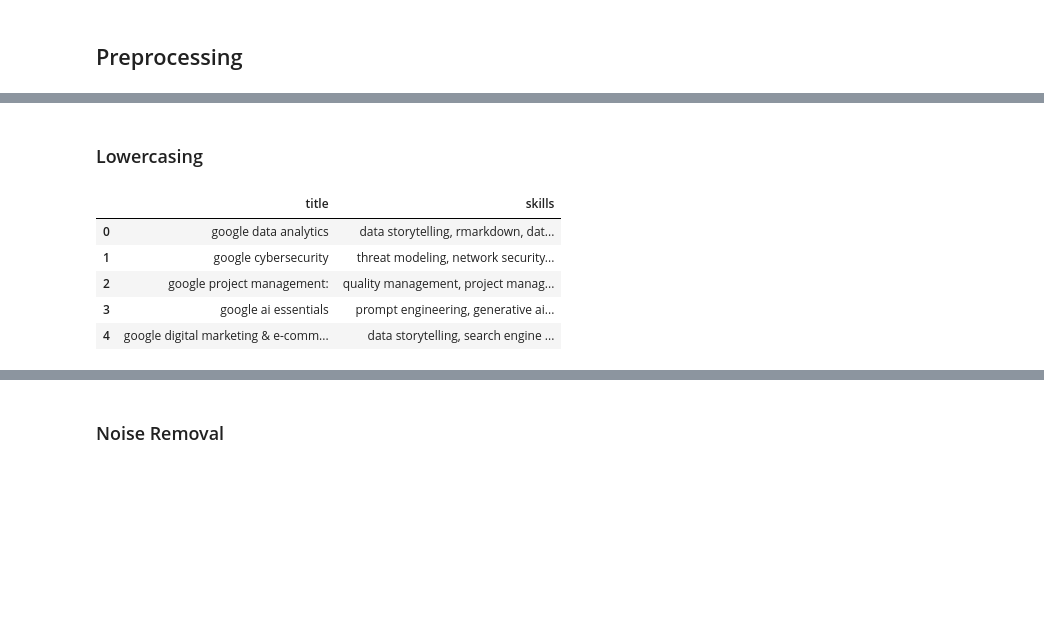
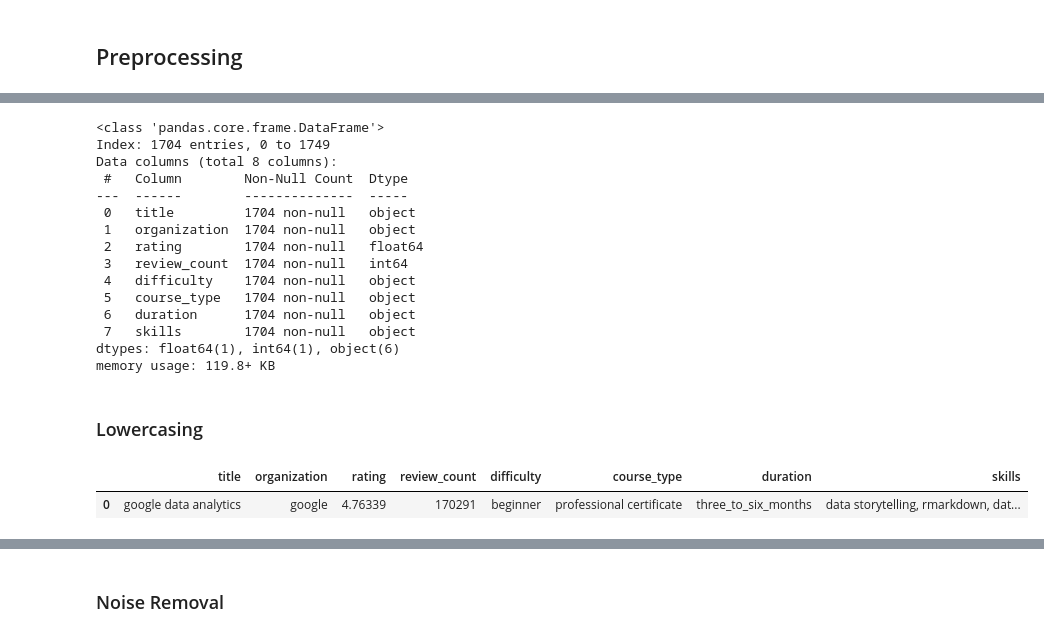
Before and after one commit to miguroi/sistech, a Jupyter notebook: data/sistech_preprocessing.ipynb, the cells around one changed output, grey strips where cells are left out. Saved outputs shown, nothing was run; the diff lists cells and outputs as text; code cells hidden in the pictures; blank space fills up the shorter version.

```diff
--- a/data/sistech_preprocessing.ipynb
+++ b/data/sistech_preprocessing.ipynb
@@ -78,5 +82,5 @@ memory usage: 152.2+ KB
 # %%
-coursera_df = df[['title', 'skills']].copy()
+coursera_df = df[['title', 'organization', 'rating', 'review_count', 'difficulty', 'course_type', 'duration', 'skills']].copy()
 coursera_df.info()
 # %% [output]
 <class 'pandas.core.frame.DataFrame'>
@@ -90,0 +101,3 @@ memory usage: 27.5+ KB
+# %%
+coursera_df = coursera_df.dropna()
+coursera_df.info()
@@ -111,17 +136,35 @@ coursera_df.head()
+# %%
+coursera_df.info()
+# %% [output]
+<class 'pandas.core.frame.DataFrame'>
+Index: 1704 entries, 0 to 1749
+Data columns (total 8 columns):
+ #   Column        Non-Null Count  Dtype
+---  ------        --------------  -----
+ 0   title         1704 non-null   object
+ 1   organization  1704 non-null   object
+ 2   rating        1704 non-null   float64
+ 3   review_count  1704 non-null   int64
+ 4   difficulty    1704 non-null   object
+ 5   course_type   1704 non-null   object
+ 6   duration      1704 non-null   object
+ 7   skills        1704 non-null   object
+dtypes: float64(1), int64(1), object(6)
+memory usage: 119.8+ KB
 # %% [markdown]
 ### Lowercasing
 # %%
 def lowercasing(text):
     return text.lower()
 
 coursera_df['title'] = coursera_df['title'].apply(lowercasing)
+coursera_df['organization'] = coursera_df['organization'].apply(lowercasing)
+coursera_df['difficulty'] = coursera_df['difficulty'].apply(lowercasing)
+coursera_df['course_type'] = coursera_df['course_type'].apply(lowercasing)
+coursera_df['duration'] = coursera_df['duration'].apply(lowercasing)
 coursera_df['skills'] = coursera_df['skills'].astype(str).apply(lowercasing)
 
-coursera_df.head()
+coursera_df.head(1)
 # %% [output]
-|  | title | skills |
-| 0 | google data analytics | data storytelling, rmarkdown, dat... |
-| 1 | google cybersecurity | threat modeling, network security... |
-| 2 | google project management: | quality management, project manag... |
-| 3 | google ai essentials | prompt engineering, generative ai... |
-| 4 | google digital marketing & e-comm... | data storytelling, search engine ... |
+|  | title | organization | rating | review_count | difficulty | course_type | duration | skills |
+| 0 | google data analytics | google | 4.76339 | 170291 | beginner | professional certificate | three_to_six_months | data storytelling, rmarkdown, dat... |
```
Also changed, not shown: parts of 32 cells of this notebook, 2 other files.
